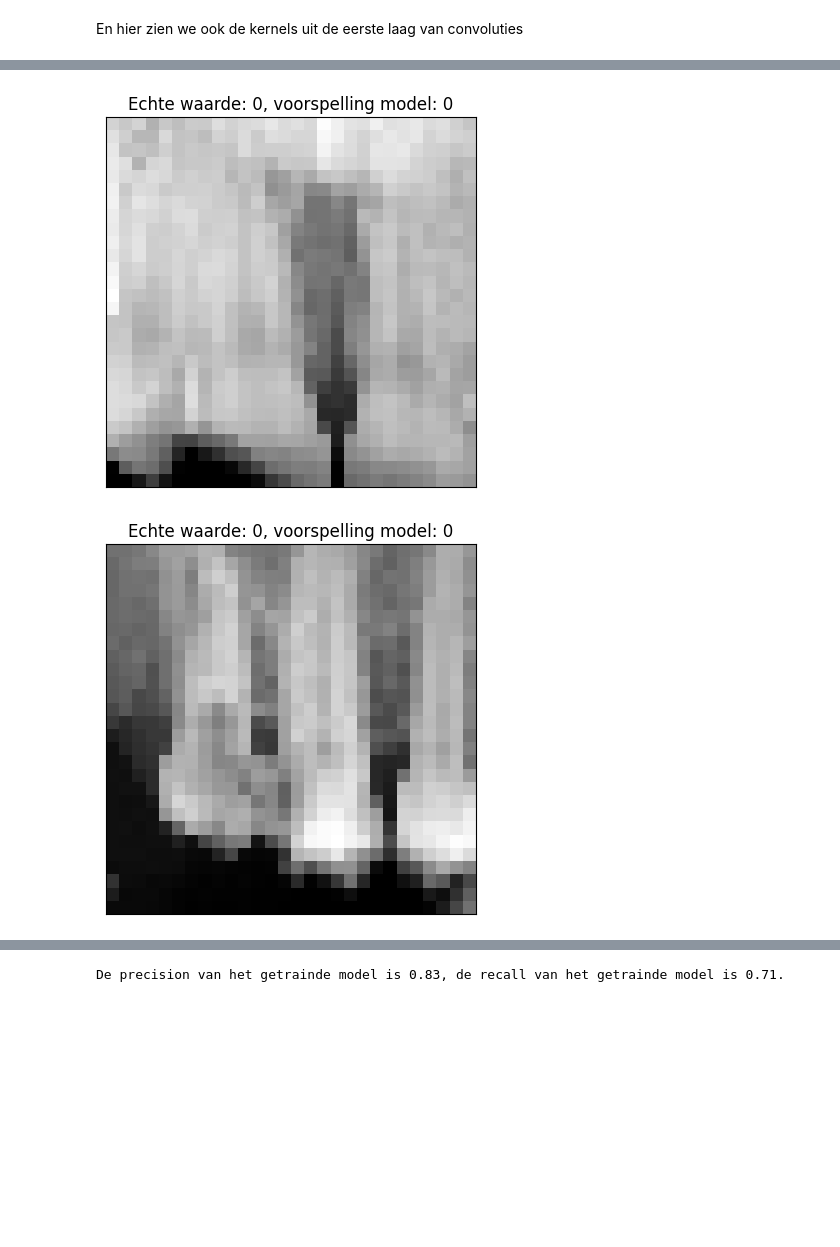
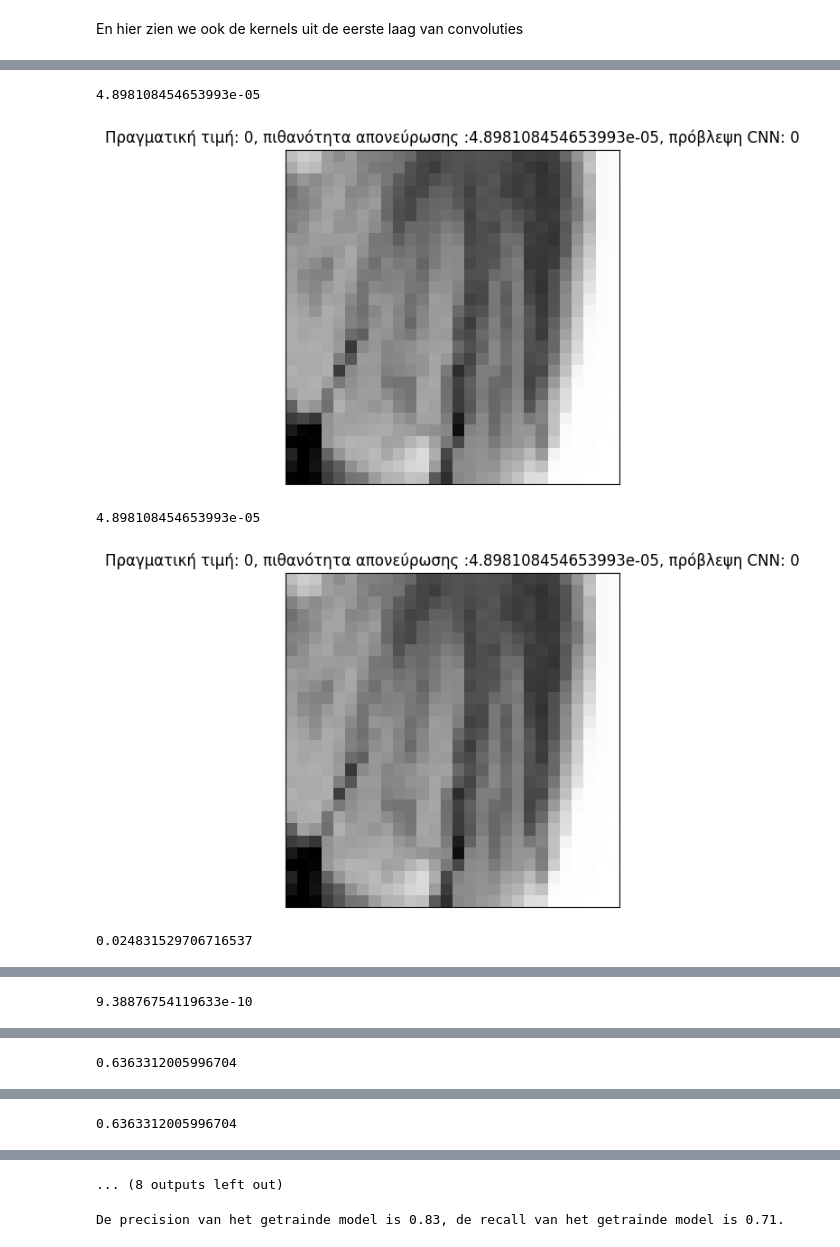
Before and after one commit to NicosStarreveld/WorkshopCNNs, a Jupyter notebook: workshop.ipynb, the cells around one changed output, grey strips where cells are left out. Drawn from its saved outputs; the diff is of its cells as text; code cells hidden in the pictures; blank space fills up the shorter version.

```diff
--- a/workshop.ipynb
+++ b/workshop.ipynb
@@ -67,7 +67,7 @@ def visualize(img, clim=[-300,450]):
 # inladen van beeld van de ribbenkast
 # definieer pad naar beeld
 # img_path = 'data/ribs/VinDr_RibCXR_train_000.png'
-img_path = 'WorkshopCNNs/Xrays_with/167.png'
+img_path = '/content/machine_learning_medical_data_workshop/with/167.png'
 img = open_img(img_path)
 # visualiseer beeld
 visualize(img)
@@ -153,6 +153,7 @@ images = []
 labels = []
 
 for filename in os.listdir("WorkshopCNNs/Xrays_with"):
+  if 'ipynb' in filename: continue
   img = cv2.imread(f"WorkshopCNNs/Xrays_with/{filename}", cv2.IMREAD_GRAYSCALE)
   img = cv2.resize(img, (28, 28))
   img = img.astype(np.uint8)
@@ -161,6 +162,7 @@ for filename in os.listdir("WorkshopCNNs/Xrays_with"):
   labels.append([label])
 
 for filename in os.listdir("WorkshopCNNs/Xrays_without"):
+  if 'ipynb' in filename: continue
   img = cv2.imread(f"WorkshopCNNs/Xrays_without/{filename}", cv2.IMREAD_GRAYSCALE)
   img = cv2.resize(img, (28, 28))
   img = img.astype(np.uint8)
@@ -457,11 +459,14 @@ def validation_results_visualize(model, dataset):
 
     with torch.no_grad():
          output = torch.sigmoid(model(image_t.unsqueeze(0))).item()
-         plt.title(f"Πραγματική τιμή: {label}, πρόβλεψη CNN: {int(output >= 0.5)}")
+         plt.title(f"Πραγματική τιμή: {label}, πιθανότητα απονεύρωσης :{output}, πρόβλεψη CNN: {int(output >= 0.5)}")
          plt.show()
 # %%
 for i in range(10):
-    validation_results_visualize(model, val_dataset)
+    validation_results_visualize(model, test_dataset)
 # %% [output]
+4.898108454653993e-05
-[figure, old version]
+[figure, new version]
+4.898108454653993e-05
-[figure, old version]
+[figure, new version]
+0.024831529706716537
@@ -468,0 +474 @@ for i in range(10):
+9.38876754119633e-10
@@ -469,0 +476 @@ for i in range(10):
+0.6363312005996704
@@ -470,0 +478 @@ for i in range(10):
+0.6363312005996704
@@ -476,3 +480,4 @@ for i in range(10):
+... (8 outputs left out)
 # %%
 # deze functien berekent de precision en recall van het model
 def get_precision_recall(model, dataloader):
```
Also changed, not shown: parts of 8 cells of this notebook.
